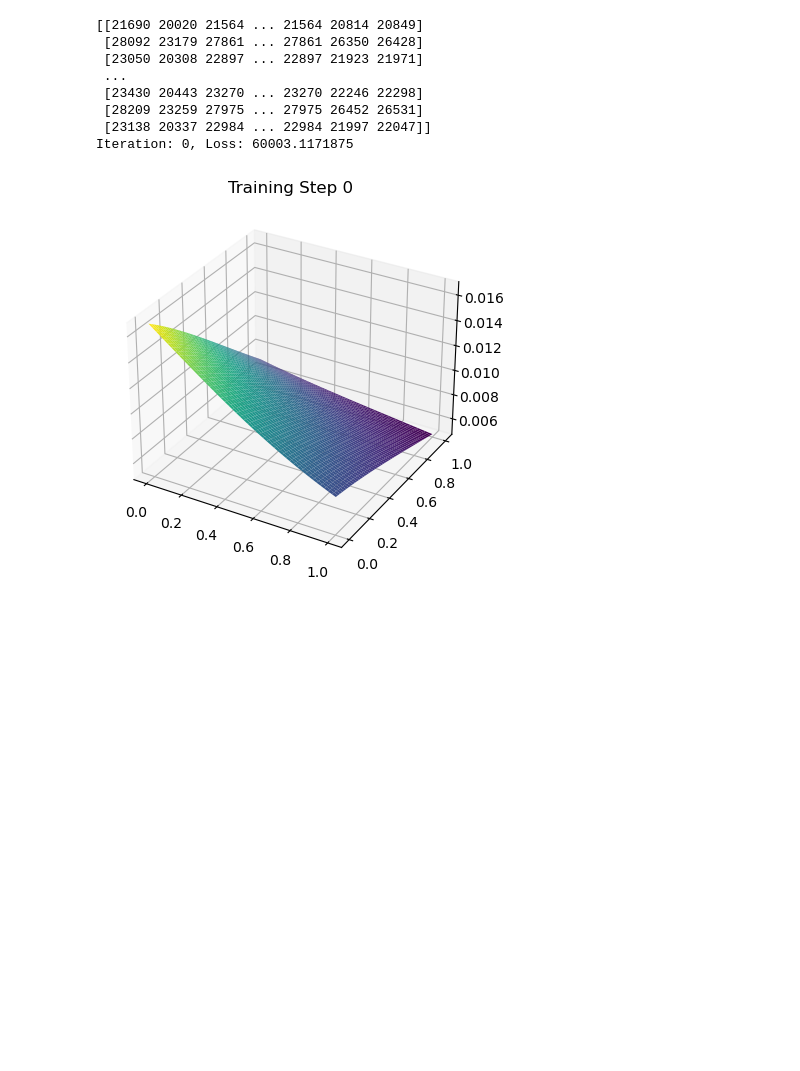
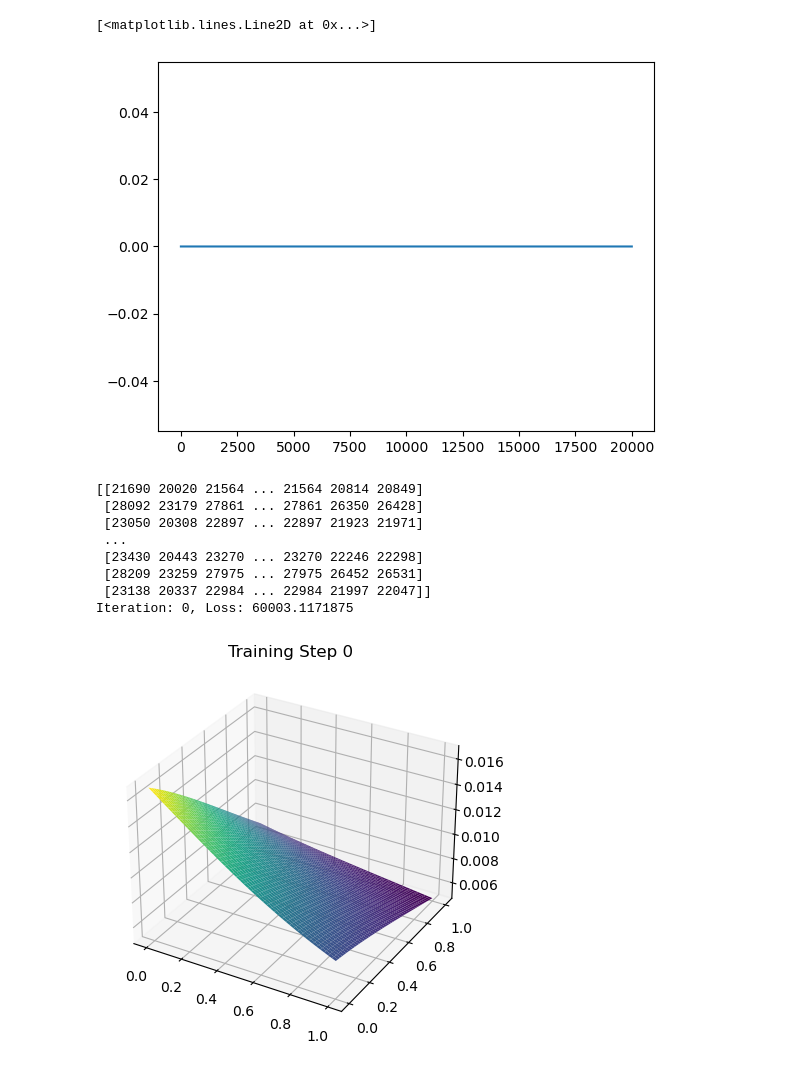
Before and after one commit to merdern/FYP, a Jupyter notebook: ReversePINN.ipynb, the cells around one changed output. Saved outputs shown, nothing was run; the diff lists cells and outputs as text; code cells hidden in the pictures; blank space fills up the shorter version.

```diff
--- a/ReversePINN.ipynb
+++ b/ReversePINN.ipynb
@@ -69,3 +242,8 @@ numerical.shape
+# %%
+plt.plot(Ds)
+# %% [output]
+[<matplotlib.lines.Line2D at 0x...>]
+[figure, added]
 # %%
 # define nn to train, two inputs for x and t
 pinn = Network(2, 5, 128, 1).to(device)
```
Also changed, not shown: parts of 4 cells of this notebook, 2 other files.
